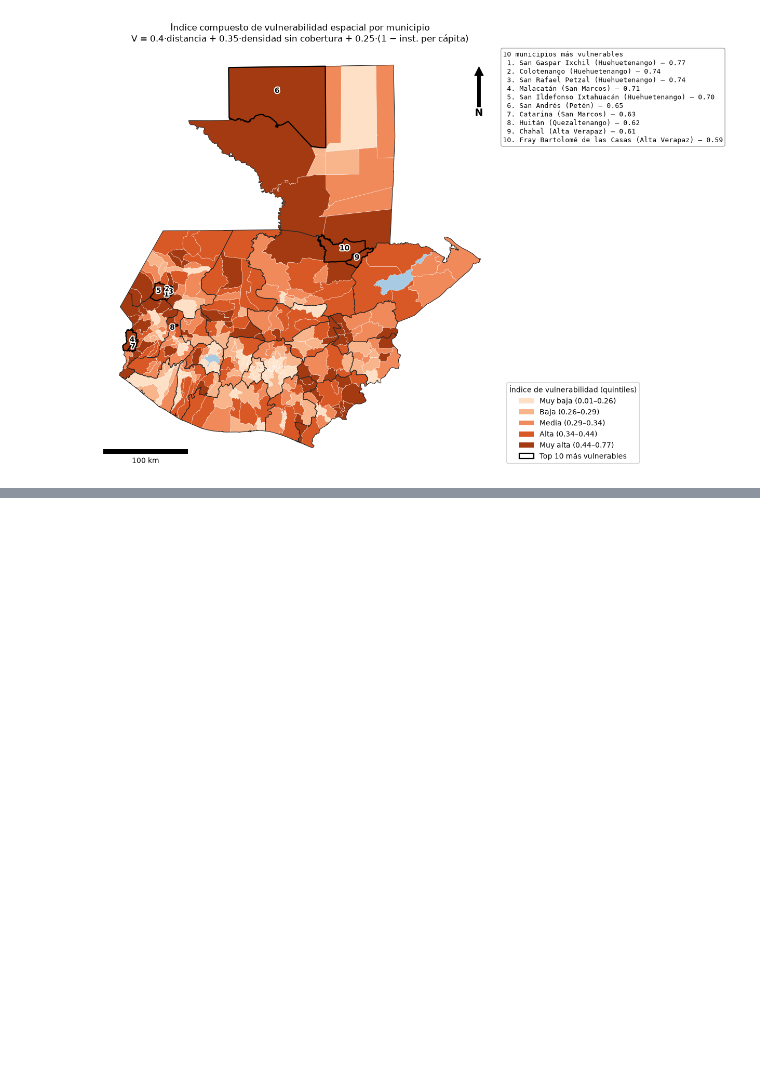
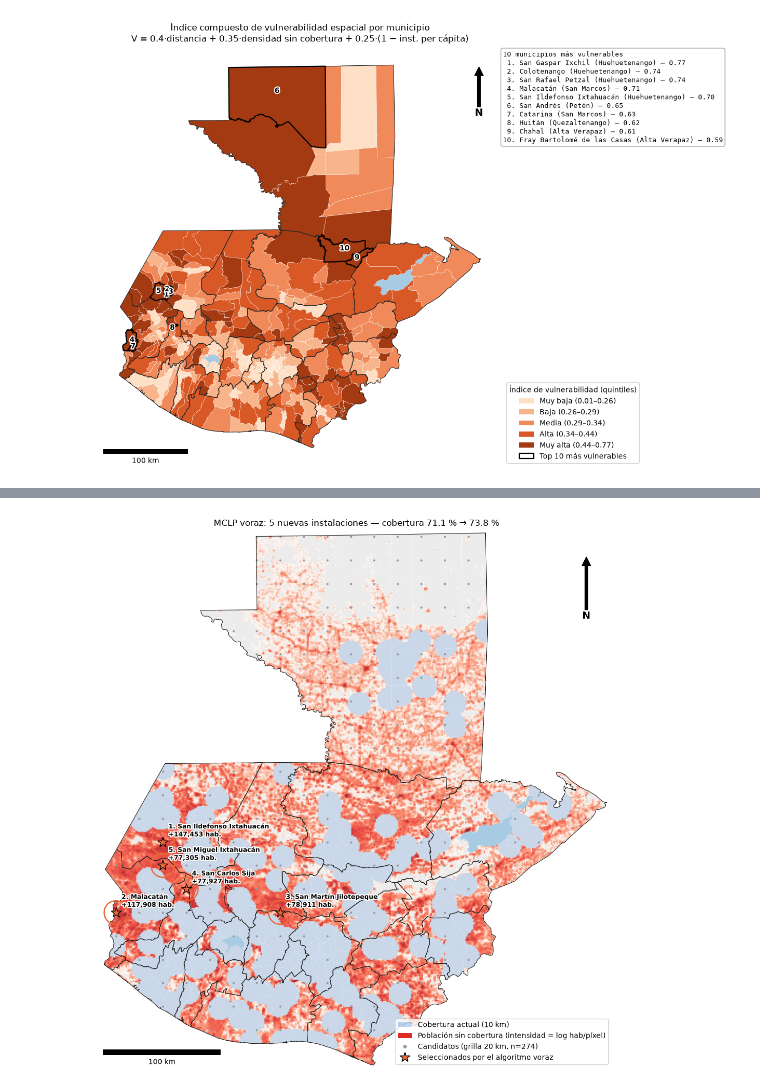
Before and after one commit to Branuvg/lab5_modsim, a Jupyter notebook: lab5.ipynb, the cells around one changed output, grey strips where cells are left out. Cells and saved outputs as stored; diff of their text form; code cells hidden in the pictures; blank space fills up the shorter version.

Commit message:
Task 2.3: MCLP simplificado con algoritmo voraz

```diff
--- a/lab5.ipynb
+++ b/lab5.ipynb
@@ -867,0 +906,11 @@ plt.show()
+# %%
+pix_xy = np.column_stack([px_x, px_y])
+pix_tree = cKDTree(pix_xy)
+cand_xy = np.column_stack([cand.geometry.x, cand.geometry.y])
+cand_members = pix_tree.query_ball_point(cand_xy, r=S)           # M_j para cada candidato
+
+covered = d_pix <= S                                              # c_i (cobertura actual a 10 km)
+cand["pob_adicional"] = [px_pop[m][~covered[m]].sum() for m in cand_members]
+print(f"Candidatos con ganancia > 0: {(cand.pob_adicional > 0).sum()} de {len(cand)}")
+cand.sort_values("pob_adicional", ascending=False).head(10).assign(
+    x=lambda d: d.geometry.x.round(), y=lambda d: d.geometry.y.round()).drop(columns="geometry")
@@ -867,0 +969,33 @@ plt.show()
+# %%
+fig, ax = plt.subplots(figsize=(11, 11))
+mun.plot(ax=ax, color="#ececec", edgecolor="white", linewidth=0.3)
+uncov = pop_utm.copy()
+uncov_mask = np.zeros_like(pop_utm, dtype=bool)
+uncov_mask[inside] = ~covered
+extent = (dst_transform.c, dst_transform.c + W * 1000, dst_transform.f - H * 1000, dst_transform.f)
+ax.imshow(np.ma.masked_where(~uncov_mask | (pop_utm <= 0), np.log10(np.clip(pop_utm, 1, None))),
+          extent=extent, cmap="Reds", alpha=0.85, zorder=2)
+water_p.plot(ax=ax, color="#a6cbe3", zorder=2)
+gpd.GeoSeries([cov10.intersection(country_p)], crs=CRS_PROJ).plot(ax=ax, color="#2a78d6", alpha=0.18, zorder=1)
+cand.plot(ax=ax, color="#9a9a9a", markersize=4, zorder=3)
+gpd.GeoSeries(sel.geometry.buffer(S), crs=CRS_PROJ).boundary.plot(ax=ax, color=CAT[1], linewidth=1.8, zorder=4)
+sel.plot(ax=ax, color=CAT[1], marker="*", markersize=220, edgecolor="black", zorder=5)
+for _, r in sel.iterrows():
+    ax.annotate(f"{r.iteracion}. {r.NAME_2}\n+{r.pob_adicional:,.0f} hab.", xy=(r.geometry.x, r.geometry.y),
+                xytext=(8, 8), textcoords="offset points", fontsize=9, fontweight="bold",
+                path_effects=[pe.withStroke(linewidth=3, foreground="white")], zorder=6)
+gadm1_p.boundary.plot(ax=ax, color="#222222", linewidth=0.8, zorder=3)
+ax.legend(handles=[
+    Patch(facecolor="#2a78d6", alpha=0.3, label="Cobertura actual (10 km)"),
+    Patch(facecolor="#de2d26", label="Población sin cobertura (intensidad = log hab/píxel)"),
+    Line2D([], [], marker="o", color="#9a9a9a", ls="", markersize=4, label=f"Candidatos (grilla 20 km, n={len(cand)})"),
+    Line2D([], [], marker="*", color=CAT[1], markeredgecolor="black", ls="", markersize=15,
+           label="Seleccionados por el algoritmo voraz")], loc="lower right")
+add_north_and_scale(ax)
+ax.set_title(f"MCLP voraz: 5 nuevas instalaciones — cobertura {base_pct:.1f} % → "
+             f"{greedy_tbl.pct_cobertura_acumulada.iloc[-1]:.1f} %")
+ax.set_axis_off()
+plt.tight_layout()
+plt.show()
+# %% [output]
+[figure, added]
```
Also changed, not shown: parts of 7 cells of this notebook.
